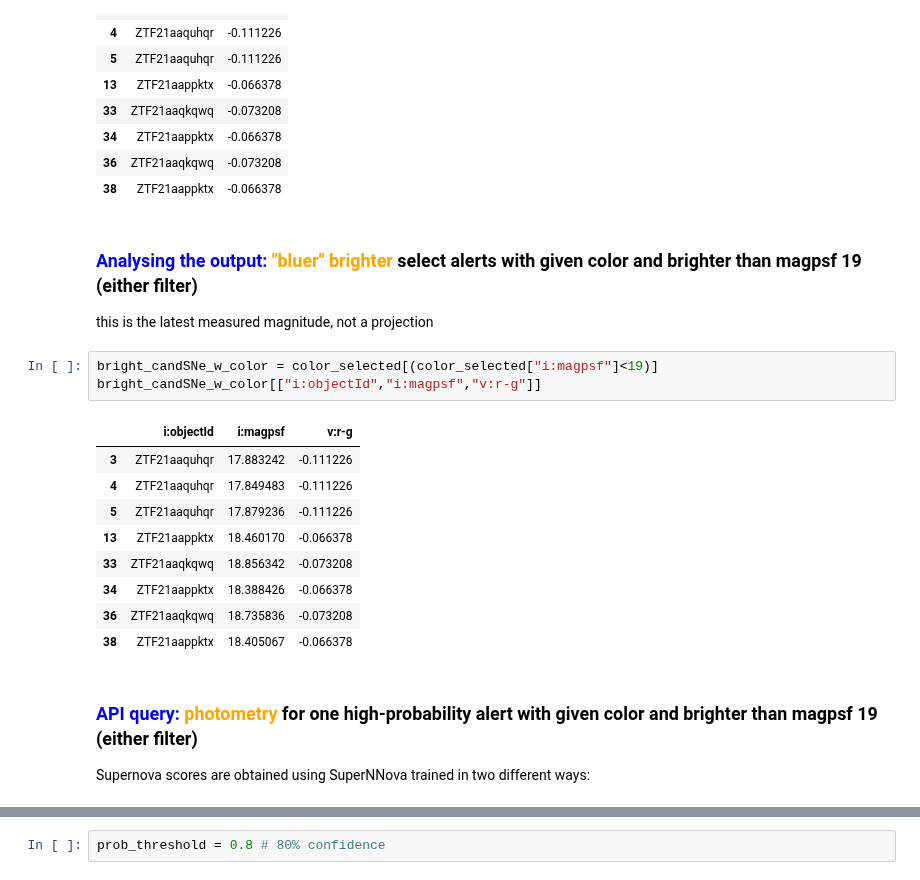
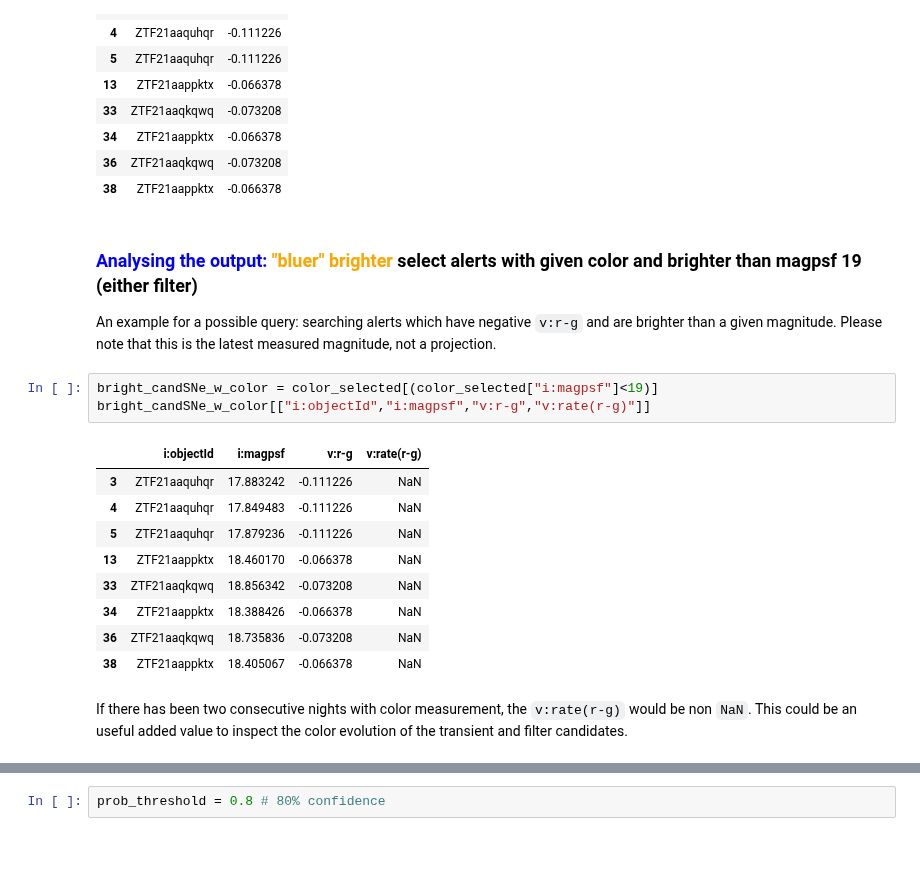
Before and after one commit to astrolabsoftware/fink-tutorials, a Jupyter notebook: extragalactic/extragalactic.ipynb, the cells around one changed output, grey strips where cells are left out. Saved outputs shown, nothing was run; the diff lists cells and outputs as text; blank space fills up the shorter version.

Commit message:
+JP comments and extended notes

```diff
--- a/extragalactic/extragalactic.ipynb
+++ b/extragalactic/extragalactic.ipynb
@@ -204,20 +210,20 @@ color_selected[['i:objectId',"v:r-g"]]
 | 38 | ZTF21aappktx | -0.066378 |
 # %% [markdown]
 ### <font color='blue'>Analysing the output:</font>   <font color='orange'>"bluer" brighter</font>    select alerts with given color and brighter than magpsf 19 (either filter)
-this is the latest measured magnitude, not a projection
+An example for a possible query: searching alerts which have negative `v:r-g` and are brighter than a given magnitude.
+Please note that this is the latest measured magnitude, not a projection.
 # %%
 bright_candSNe_w_color = color_selected[(color_selected["i:magpsf"]<19)]
-bright_candSNe_w_color[["i:objectId","i:magpsf","v:r-g"]]
+bright_candSNe_w_color[["i:objectId","i:magpsf","v:r-g","v:rate(r-g)"]]
 # %% [output]
-|  | i:objectId | i:magpsf | v:r-g |
-| 3 | ZTF21aaquhqr | 17.883242 | -0.111226 |
-| 4 | ZTF21aaquhqr | 17.849483 | -0.111226 |
-| 5 | ZTF21aaquhqr | 17.879236 | -0.111226 |
-| 13 | ZTF21aappktx | 18.460170 | -0.066378 |
-| 33 | ZTF21aaqkqwq | 18.856342 | -0.073208 |
-| 34 | ZTF21aappktx | 18.388426 | -0.066378 |
-| 36 | ZTF21aaqkqwq | 18.735836 | -0.073208 |
-| 38 | ZTF21aappktx | 18.405067 | -0.066378 |
+|  | i:objectId | i:magpsf | v:r-g | v:rate(r-g) |
+| 3 | ZTF21aaquhqr | 17.883242 | -0.111226 | NaN |
+| 4 | ZTF21aaquhqr | 17.849483 | -0.111226 | NaN |
+| 5 | ZTF21aaquhqr | 17.879236 | -0.111226 | NaN |
+| 13 | ZTF21aappktx | 18.460170 | -0.066378 | NaN |
+| 33 | ZTF21aaqkqwq | 18.856342 | -0.073208 | NaN |
+| 34 | ZTF21aappktx | 18.388426 | -0.066378 | NaN |
+| 36 | ZTF21aaqkqwq | 18.735836 | -0.073208 | NaN |
+| 38 | ZTF21aappktx | 18.405067 | -0.066378 | NaN |
-# %% [markdown]
-### <font color='blue'> API query:</font>   <font color='orange'>photometry</font>  for one high-probability alert with given color and brighter than magpsf 19 (either filter)
-Supernova scores are obtained using SuperNNova trained in two different ways:
+# %% [markdown]
+If there has been two consecutive nights with color measurement, the `v:rate(r-g)` would be non `NaN`. This could be an useful added value to inspect the color evolution of the transient and filter candidates.
```
Also changed, not shown: parts of 48 cells of this notebook.
